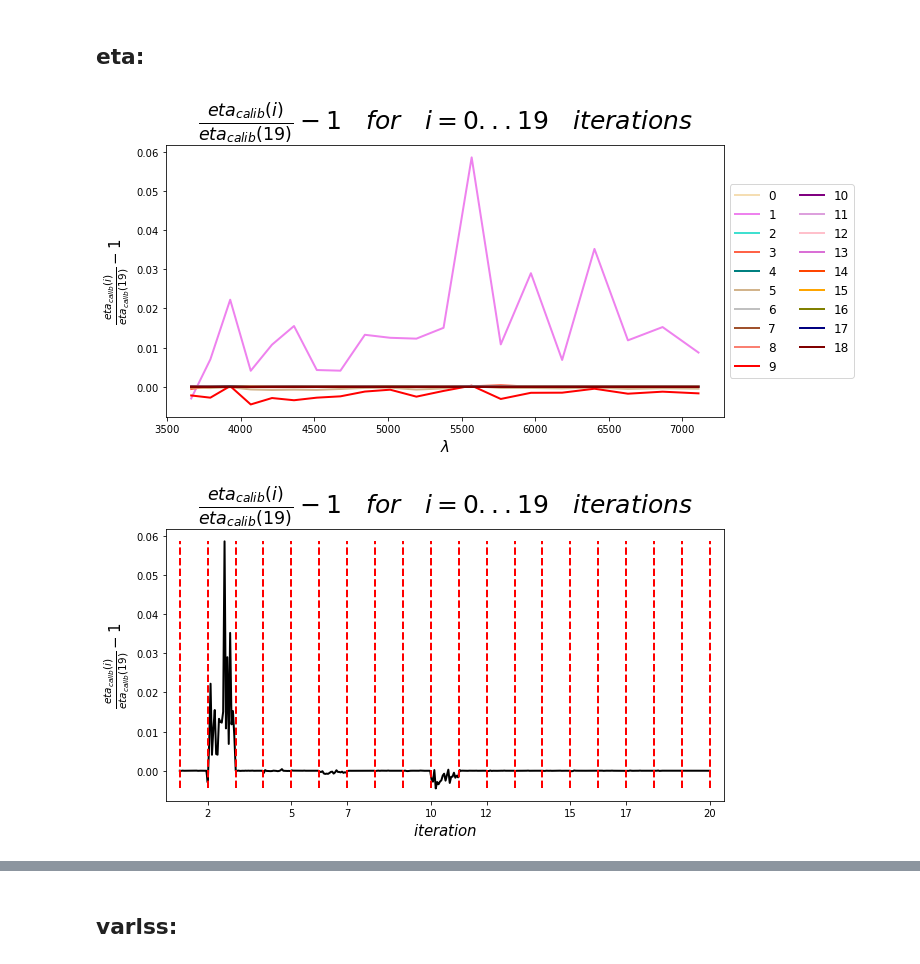
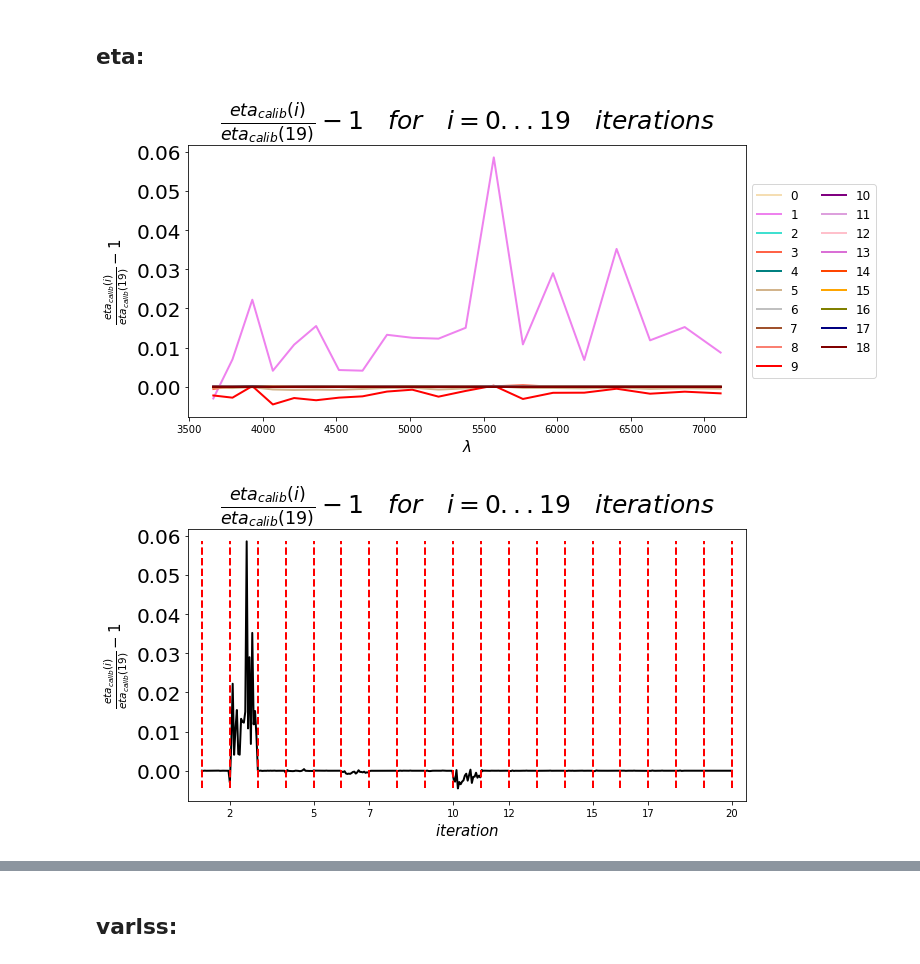
Before and after one commit to moonlovist/Picca_convergence_check, a Jupyter notebook: picca_convergence.ipynb, the cells around one changed output, grey strips where cells are left out. Saved outputs shown, nothing was run; the diff lists cells and outputs as text; code cells hidden in the pictures.

```diff
--- a/picca_convergence.ipynb
+++ b/picca_convergence.ipynb
@@ -245,33 +245,34 @@ plt.show()
 # %%
 plt.figure()
 plt.title(r'$\frac{eta_{calib}(i)}{eta_{calib}(19)}-1\quad for\quad i=0...19\quad iterations$', fontsize=25)
 for num,color in zip(range(19),colors[3:]):
     plt.plot(10**loglam_calib[num],eta_calib[num]/eta_calib[-1]-1,label = '%s'%num, color=color)
 #plt.plot(10**loglam_calib[-1],eta_calib[-1]/eta_calib[-1]-1,label = '19',color = 'black')
 plt.xlabel(r'$\lambda$')
 plt.ylabel(r'$\frac{eta_{calib}(i)}{eta_{calib}(19)}-1$')
+plt.yticks(fontsize=20)
 plt.legend(loc='center left', bbox_to_anchor=(1.0, 0.5),ncol=2)
 plt.show()
 
 plt.figure()
 plt.title(r'$\frac{eta_{calib}(i)}{eta_{calib}(19)}-1\quad for\quad i=0...19\quad iterations$', fontsize=25)
 diff = np.array(eta_calib).reshape(-1)/np.tile(eta_calib[-1],19)-1
 plt.plot(np.linspace(1,20,len(np.array(eta_calib).reshape(-1))),diff,color='black')
 for num in range(20):
     plt.plot([(num+1)]*100,np.linspace(min(diff),max(diff),100),color = 'red',linestyle='dashed')
 plt.xlabel(r'$iteration$')
 plt.ylabel(r'$\frac{eta_{calib}(i)}{eta_{calib}(19)}-1$')
-
+plt.yticks(fontsize=20)
 xint = []
 locs, labels = plt.xticks()
 for each in locs:
     xint.append(int(each))
 plt.xticks(xint)
 plt.xlim(0.5,20.5)
 plt.show()
 # %% [output]
-[figure, old version]
+[figure, new version]
-[figure, old version]
+[figure, new version]
 # %%
 plt.figure()
 plt.title(r'$\frac{eta_{calib2}(i)}{eta_{calib2}(19)}-1\quad for\quad i=0...19\quad iterations$', fontsize=25)
```
Also changed, not shown: parts of 7 cells of this notebook.
